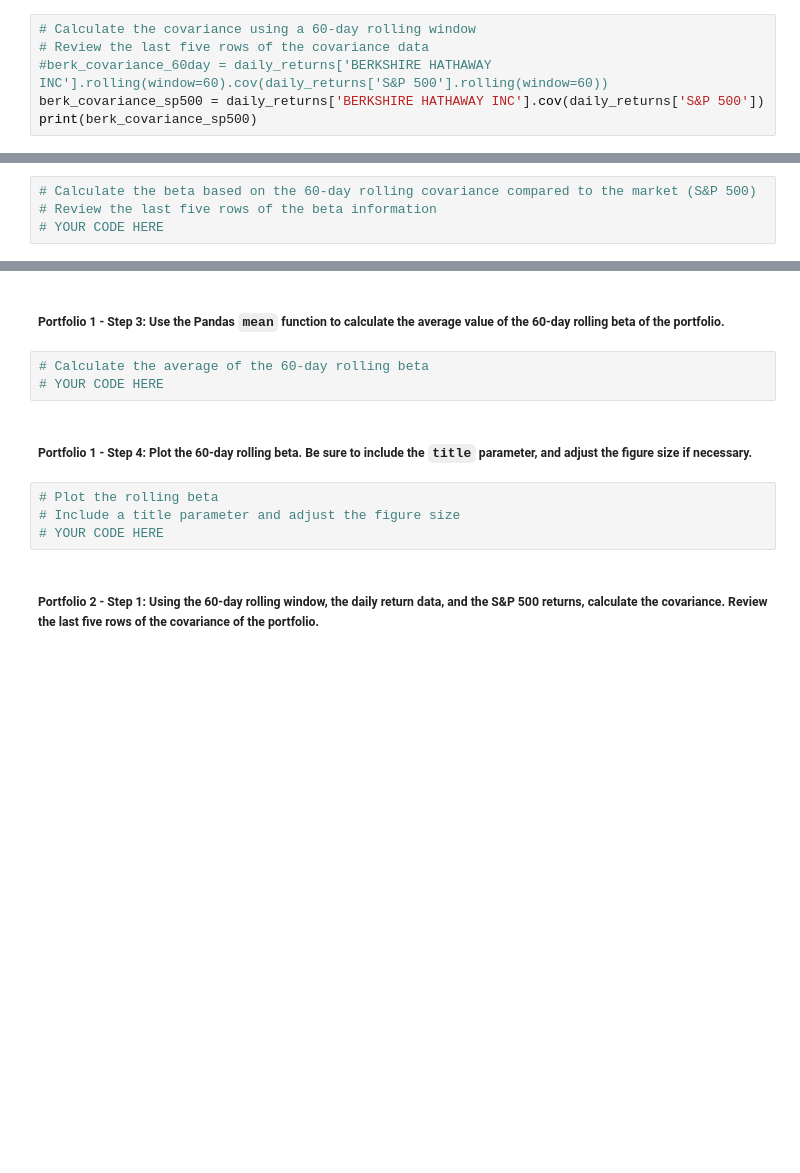
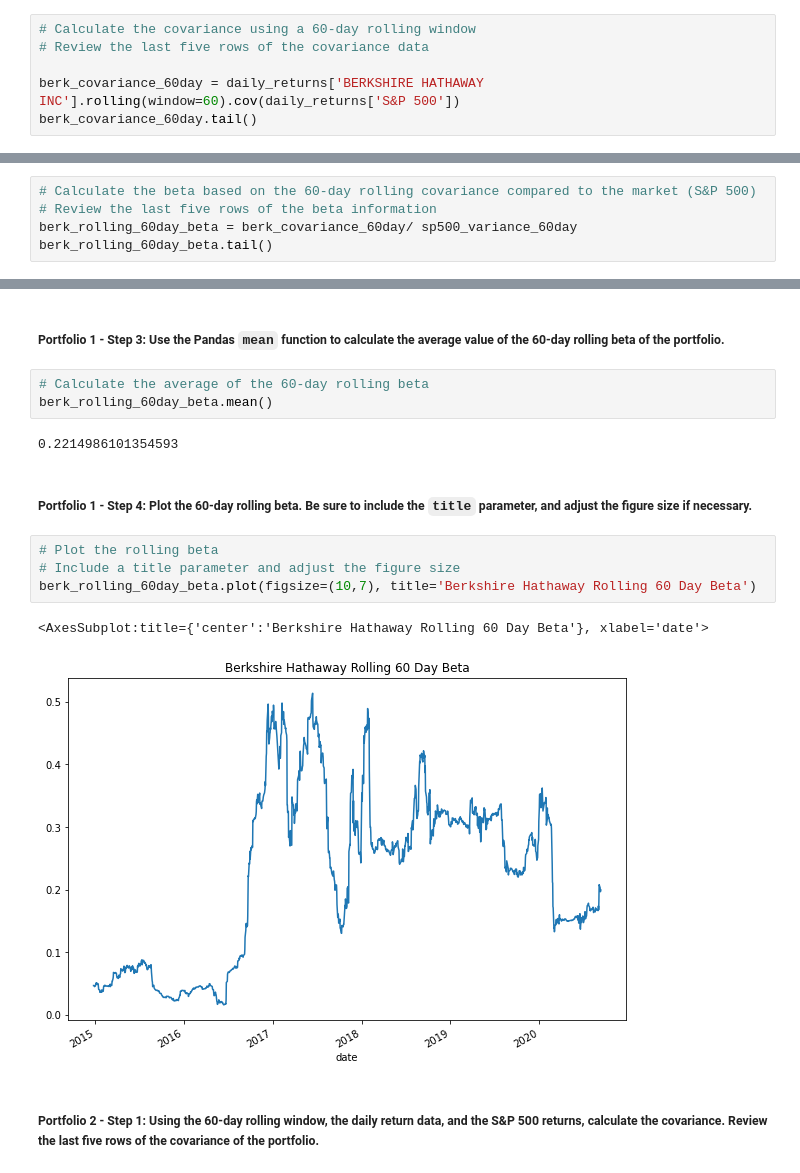
Before and after one commit to annwhowell/Mod4_Challenge, a Jupyter notebook: risk_return_analysis.ipynb, the cells around one changed output, grey strips where cells are left out. Saved outputs shown, nothing was run; the diff lists cells and outputs as text; blank space fills up the shorter version.

```diff
--- a/risk_return_analysis.ipynb
+++ b/risk_return_analysis.ipynb
@@ -388,7 +388,7 @@ Name: S&P 500, dtype: float64
 # %%
 # Calculate the covariance using a 60-day rolling window
 # Review the last five rows of the covariance data
-#berk_covariance_60day = daily_returns['BERKSHIRE HATHAWAY INC'].rolling(window=60).cov(daily_returns['S&P 500'].rolling(window=60))
-berk_covariance_sp500 = daily_returns['BERKSHIRE HATHAWAY INC'].cov(daily_returns['S&P 500'])
-print(berk_covariance_sp500)
+
+berk_covariance_60day = daily_returns['BERKSHIRE HATHAWAY INC'].rolling(window=60).cov(daily_returns['S&P 500'])
+berk_covariance_60day.tail()
 # %% [output]
@@ -398,4 +404,5 @@ print(berk_covariance_sp500)
 # %%
 # Calculate the beta based on the 60-day rolling covariance compared to the market (S&P 500)
 # Review the last five rows of the beta information
-# YOUR CODE HERE
+berk_rolling_60day_beta = berk_covariance_60day/ sp500_variance_60day
+berk_rolling_60day_beta.tail()
@@ -403,13 +418,18 @@ print(berk_covariance_sp500)
 ##### Portfolio 1 - Step 3: Use the Pandas `mean` function to calculate the average value of the 60-day rolling beta of the portfolio.
 # %%
 # Calculate the average of the 60-day rolling beta
-# YOUR CODE HERE
+berk_rolling_60day_beta.mean()
+# %% [output]
+0.2214986101354593
 # %% [markdown]
 ##### Portfolio 1 - Step 4: Plot the 60-day rolling beta. Be sure to include the `title` parameter, and adjust the figure size if necessary.
 # %%
 # Plot the rolling beta
 # Include a title parameter and adjust the figure size
-# YOUR CODE HERE
+berk_rolling_60day_beta.plot(figsize=(10,7), title='Berkshire Hathaway Rolling 60 Day Beta')
+# %% [output]
+<AxesSubplot:title={'center':'Berkshire Hathaway Rolling 60 Day Beta'}, xlabel='date'>
+[figure, added]
 # %% [markdown]
 ##### Portfolio 2 - Step 1: Using the 60-day rolling window, the daily return data, and the S&P 500 returns, calculate the covariance. Review the last five rows of the covariance of the portfolio.
 # %%
```
Also changed, not shown: parts of 10 cells of this notebook.
